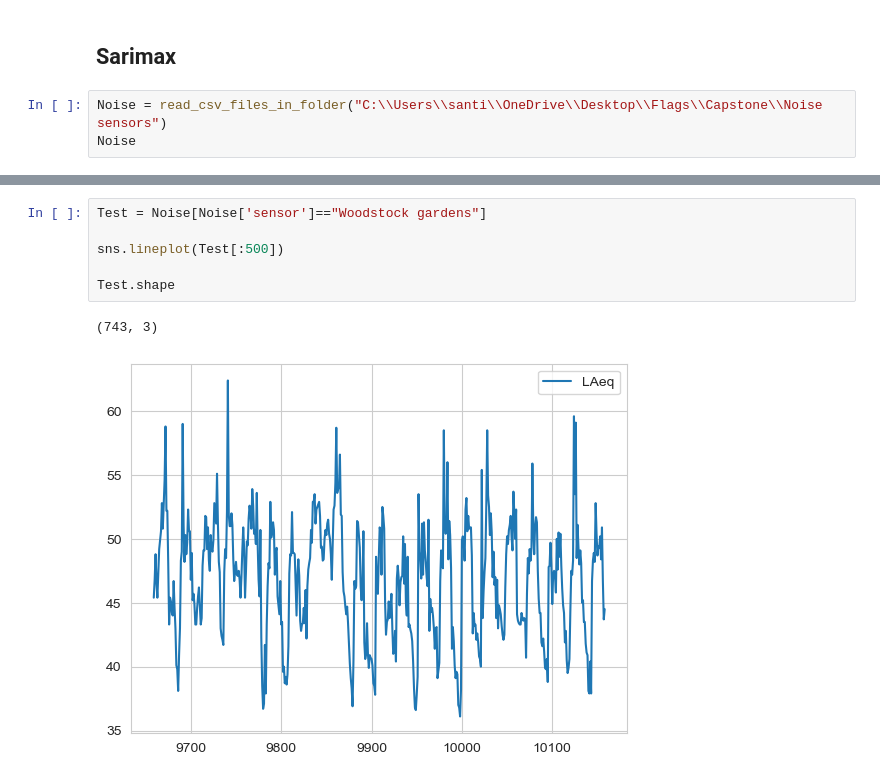
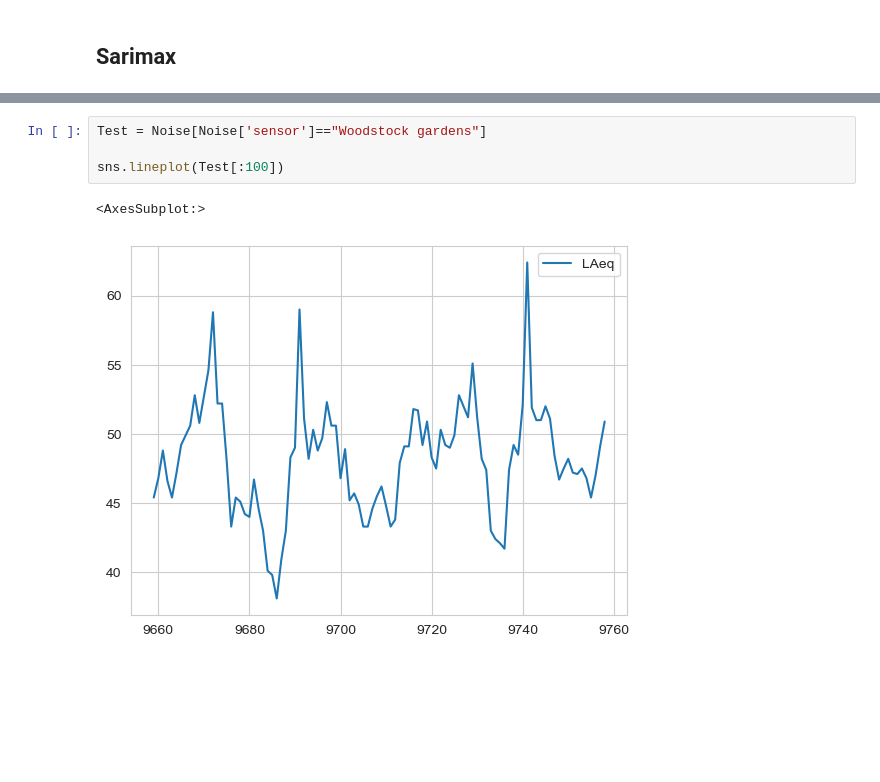
Before and after one commit to alexCCTcollege/Capstone, a Jupyter notebook: Transform.ipynb, the cells around one changed output, grey strips where cells are left out. Cells and saved outputs as stored; diff of their text form; blank space fills up the shorter version.

```diff
--- a/Transform.ipynb
+++ b/Transform.ipynb
@@ -924,5 +924,2 @@ MAPE: 0.45614257472188763
 # %% [markdown]
 ## Sarimax
-# %%
-Noise = read_csv_files_in_folder("C:\\Users\\santi\\OneDrive\\Desktop\\Flags\\Capstone\\Noise sensors")
-Noise
@@ -943,9 +926,7 @@ Noise
 # %%
 Test = Noise[Noise['sensor']=="Woodstock gardens"]
 
-sns.lineplot(Test[:500])
-
-Test.shape
+sns.lineplot(Test[:100])
 # %% [output]
-(743, 3)
+<AxesSubplot:>
-[figure, old version]
+[figure, new version]
```
Also changed, not shown: parts of 10 cells of this notebook.
